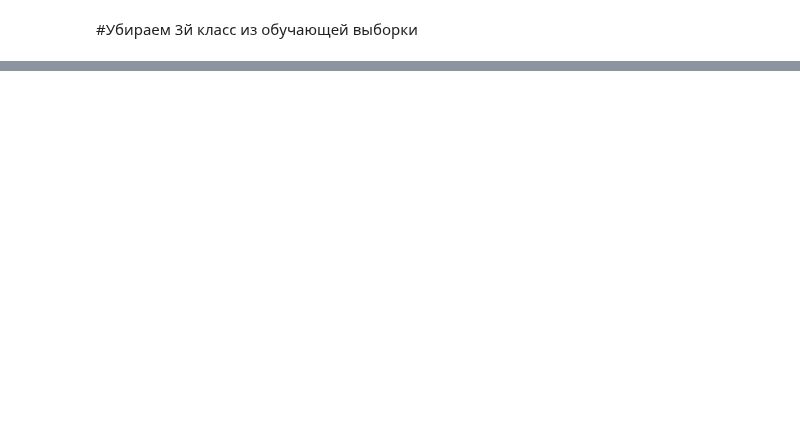
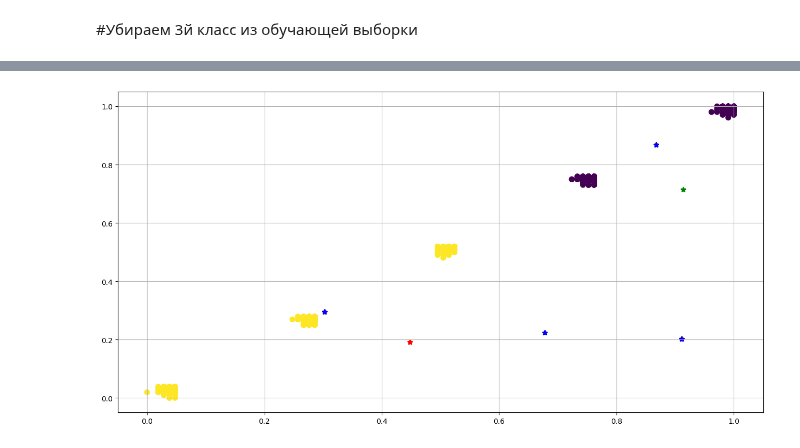
Before and after one commit to MorozovDesu/neural_network_technologies, a Jupyter notebook: "Нейросетевые_технологии_1_Лаба_ipynb".ipynb, the cells around one changed output, grey strips where cells are left out. Saved outputs shown, nothing was run; the diff lists cells and outputs as text; code cells hidden in the pictures; blank space fills up the shorter version.

Commit message:
Попытка в сеть Кохонена

```diff
--- a/"Нейросетевые_технологии_1_Лаба_ipynb".ipynb
+++ b/"Нейросетевые_технологии_1_Лаба_ipynb".ipynb
@@ -730,0 +790,94 @@ print(distinctions)
+# %%
+# Определяем класс KohonenNet
+class KohonenNet():
+    def __init__(self, m=5, n=1, lr=0.1, sigma=1, max_iter=3000, weights=None):
+        self.m = m  # количество классов
+        self.n = n  # количество уровней сети
+        self.shape = (m, n)
+        self.initial_lr = lr
+        self.lr = lr  # скорость обучения
+        self.sigma = sigma  # параметр изменения скорости обучения (она будет снижаться с каждой итерацией)
+        self.max_iter = max_iter
+        if weights is not None:
+            self.weights = weights
+        else:
+            self.weights = np.random.rand(m * n, 2)  # Начальные веса задаются случайно в пространстве входных данных
+
+    def _find_bmu(self, x):
+        x_stack = np.stack([x] * (self.m * self.n), axis=0)
+        distance = np.linalg.norm(x_stack - self.weights, axis=1)
+        return np.argmin(distance)
+
+    def step(self, x):
+        x_stack = np.stack([x] * (self.m * self.n), axis=0)
+        bmu_index = self._find_bmu(x)
+        self.weights[bmu_index] += self.lr * (x - self.weights[bmu_index])
+
+    def fit(self, X, epochs=1, shuffle=True):
+        global_iter_counter = 0
+        n_samples = X.shape[0]
+        total_iterations = np.minimum(epochs * n_samples, self.max_iter)
+
+        for epoch in range(epochs):
+            if global_iter_counter > self.max_iter:
+                break
+
+            if shuffle:
+                indices = np.random.permutation(n_samples)
+            else:
+                indices = np.arange(n_samples)
+
+            for idx in indices:
+                if global_iter_counter > self.max_iter:
+                    break
+                input = X[idx]
+                self.step(input)
+                global_iter_counter += 1
+                self.lr = (1 - (global_iter_counter / total_iterations)) * self.initial_lr
+
+        self._n_iter_ = global_iter_counter
+
+    def returnChangedWeights(self):
+        return self.weights.reshape((self.m, self.n, 2))
+
+    def predict(self, X):
+        labels = np.array([self._find_bmu(x) for x in X])
+        return labels
+
+# Генерация начальных случайных весов
+trainMax = np.amax(X_train)
+trainMin = np.amin(X_train)
+weights = np.random.uniform(trainMin, trainMax, (3, 2))
+
+# Создание фигуры
+fig = plt.figure(figsize=(16, 8))
+ax = fig.add_subplot()
+
+# Построение начальных весов
+ax.scatter(weights[0, 0], weights[0, 1], marker='*', linewidths=2, c="GREEN")
+ax.scatter(weights[1, 0], weights[1, 1], marker='*', linewidths=2, c="RED")
+ax.scatter(weights[2, 0], weights[2, 1], marker='*', linewidths=2, c="BLUE")
+
+# Создание экземпляра KohonenNet
+kohonen = KohonenNet(m=3, n=1, lr=0.1)
+
+# Обучение сети Кохонена
+kohonen.fit(X_train, shuffle=True)
+predTrain = kohonen.predict(X_train)
+
+# Построение точек обучающих данных
+ax.scatter(X_train[:, 0], X_train[:, 1], marker='o', linewidths=2, c=predTrain)
+ax.grid()
+
+# Построение обновленных весов
+weights = kohonen.returnChangedWeights()
+ax.scatter(weights[:, 0, 0], weights[:, 0, 1], marker='*', linewidths=2, c="GREEN")
+# Обратите внимание, что здесь мы используем индекс 0, так как у нас всего один уровень
+ax.scatter(weights[:, 0, 0], weights[:, 0, 1], marker='*', linewidths=2, c="RED")
+ax.scatter(weights[:, 0, 0], weights[:, 0, 1], marker='*', linewidths=2, c="BLUE")
+
+# Отображение графика
+plt.show()
+print(predTrain)
+# %% [output]
+[figure, added]
```
Also changed, not shown: parts of 19 cells of this notebook.
